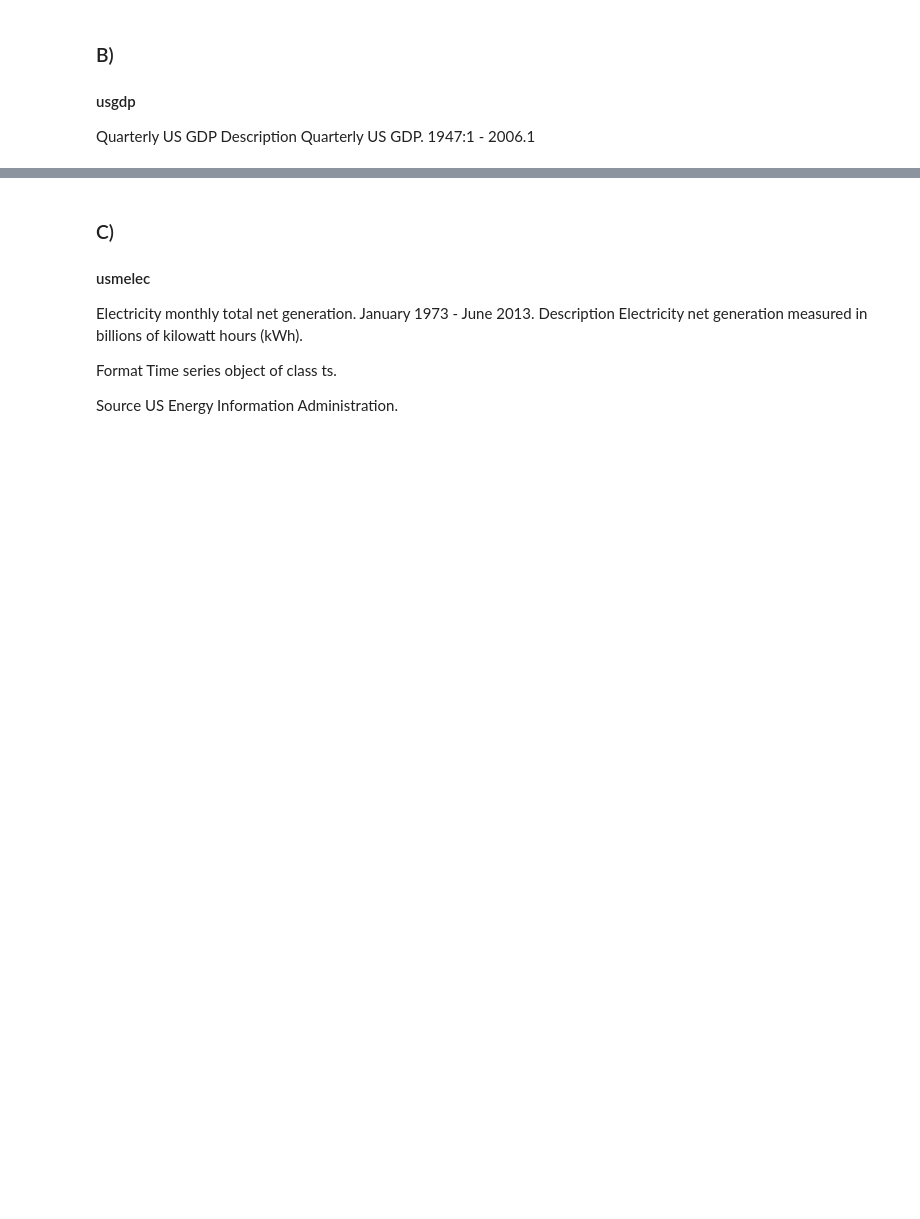
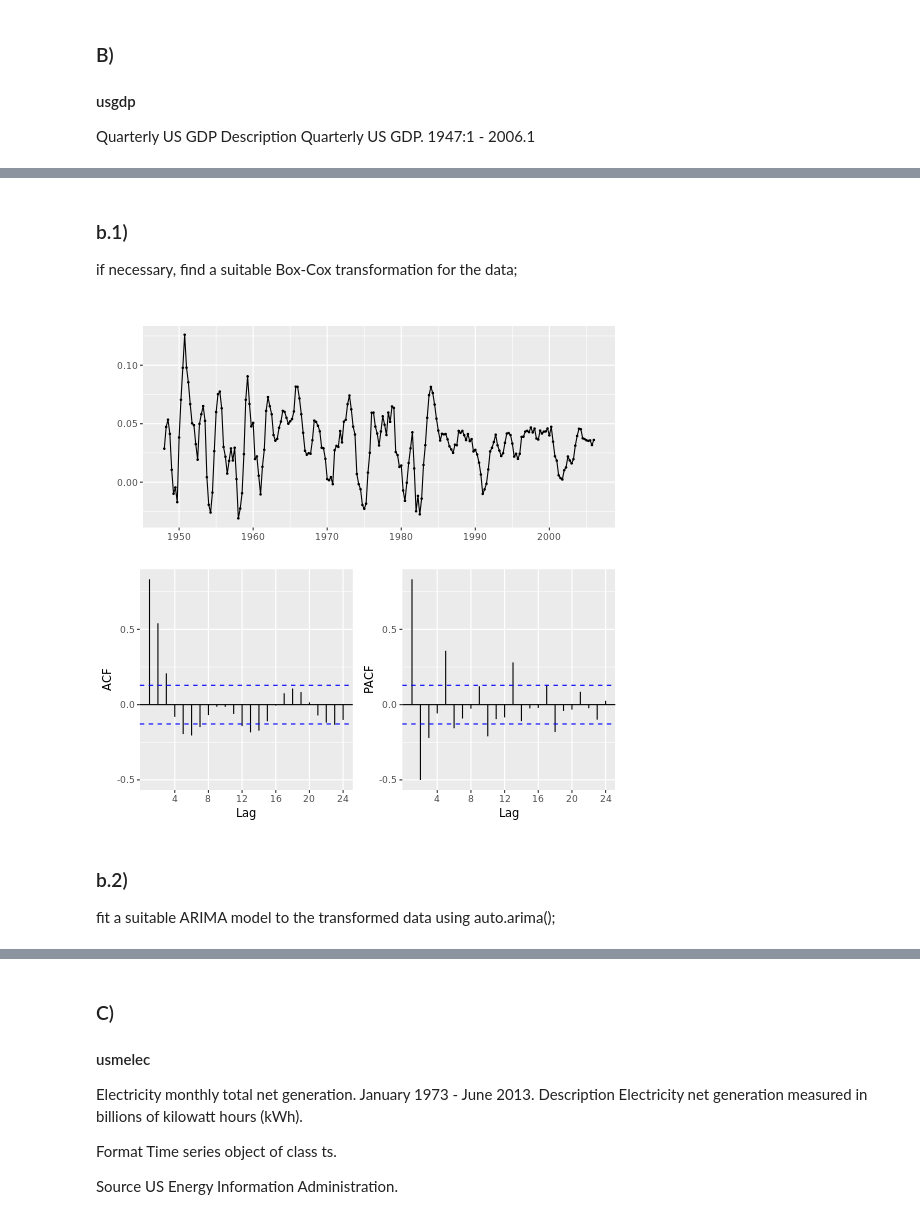
Before and after one commit to mswaringen/uva_afcs, a Jupyter notebook: assignment_1.ipynb, the cells around one changed output, grey strips where cells are left out. Cells and saved outputs as stored; diff of their text form; code cells hidden in the pictures; blank space fills up the shorter version.

```diff
--- a/assignment_1.ipynb
+++ b/assignment_1.ipynb
@@ -129,0 +150,11 @@ Quarterly US GDP. 1947:1 - 2006.1
+# %% [markdown]
+### b.1)
+if necessary, find a suitable Box-Cox transformation for the data;
+# %%
+usgdp %>% log() %>% diff(lag=4) %>%
+    ggtsdisplay()
+# %% [output]
+[figure, added]
+# %% [markdown]
+### b.2)
+fit a suitable ARIMA model to the transformed data using auto.arima();
```
Also changed, not shown: parts of 20 cells of this notebook, 1 other file.
